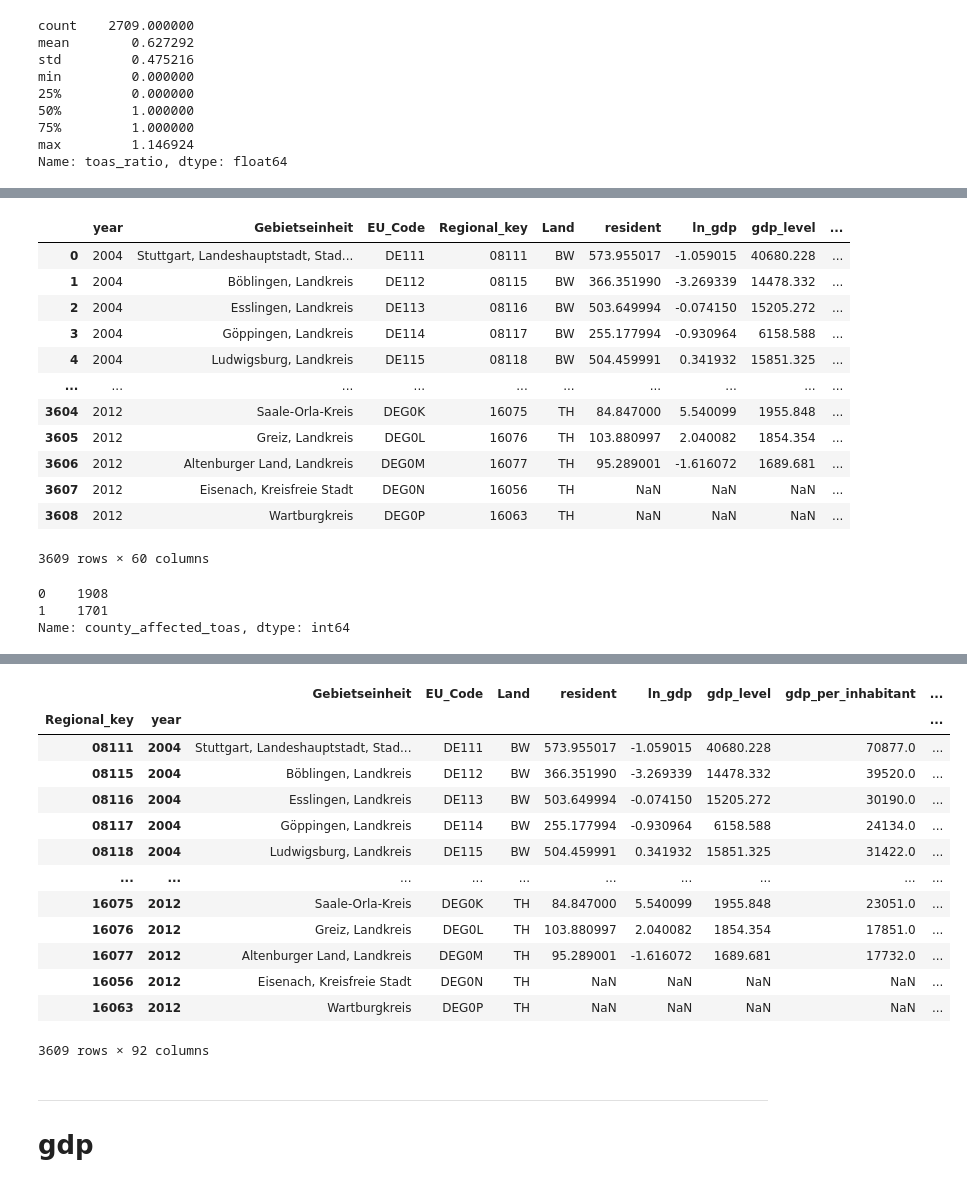
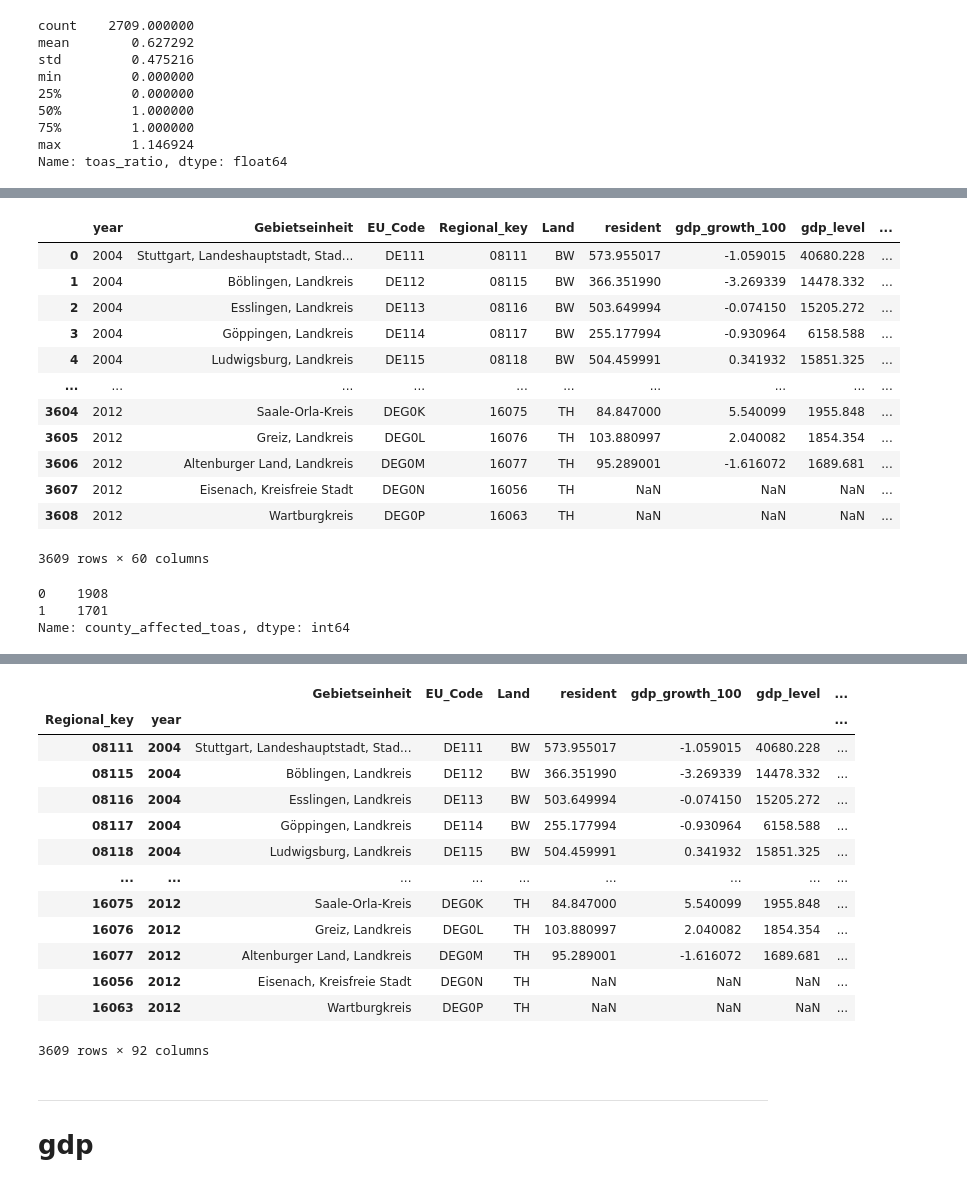
Before and after one commit to effieHAN/research_module, a Jupyter notebook: code/did_regression/220110_conti_did_regression_county.ipynb, the cells around one changed output, grey strips where cells are left out. Saved outputs shown, nothing was run; the diff lists cells and outputs as text; code cells hidden in the pictures.

```diff
--- a/code/did_regression/220110_conti_did_regression_county.ipynb
+++ b/code/did_regression/220110_conti_did_regression_county.ipynb
@@ -27,6 +27,7 @@ data=pd.read_stata(path+"county_clean/total_and_by_industry_data_county.dta")
 # data=pd.read_stata(path+"county_clean/total_and_by_industry_data_county.dta")
 data=data.drop(columns=['index'])
 
+data=data.rename(columns={"ln_gdp": "gdp_growth_100"})
 
 data
 # %% [output]
@@ -103,7 +104,7 @@ data["affected_after_toas_ratio"]=data.toas_ratio*data.year_post
 
 data
 # %% [output]
-|  | year | Gebietseinheit | EU_Code | Regional_key | Land | resident | ln_gdp | gdp_level | ... |
+|  | year | Gebietseinheit | EU_Code | Regional_key | Land | resident | gdp_growth_100 | gdp_level | ... |
 | 0 | 2004 | Stuttgart, Landeshauptstadt, Stad... | DE111 | 08111 | BW | 573.955017 | -1.059015 | 40680.228 | ... |
 | 1 | 2004 | Böblingen, Landkreis | DE112 | 08115 | BW | 366.351990 | -3.269339 | 14478.332 | ... |
 | 2 | 2004 | Esslingen, Landkreis | DE113 | 08116 | BW | 503.649994 | -0.074150 | 15205.272 | ... |
@@ -166,47 +167,48 @@ data["ln_emp"]=np.log(data["employee"]*1000)
 
 data["ln_emp_ser_fin"] = np.log(data.emp_ser_fin*1000)
 data["ln_emp_ser_trade"] = np.log(data.emp_ser_trade*1000)
 data["ln_emp_ser_public"] = np.log(data.emp_ser_public*1000)
 data["ln_emp_agr"]=np.log(data["emp_agr"]*1000)
 data["ln_emp_man"]=np.log(data["emp_man"]*1000)
 data["ln_emp_ser"]=np.log(data["emp_ser"]*1000)
 
 data["ln_vow"]=np.log(data["volume_of_work"]*1000000)
 
 data["ln_vow_ser_fin"] = np.log(data.vow_ser_fin*1000000)
 data["ln_vow_ser_trade"] = np.log(data.vow_ser_trade*1000000)
 data["ln_vow_ser_public"] = np.log(data.vow_ser_public*1000000)
 data["ln_vow_agr"]=np.log(data["vow_agr"]*1000000)
 data["ln_vow_man"]=np.log(data["vow_man"]*1000000)
 data["ln_vow_ser"]=np.log(data["vow_ser"]*1000000)
 
 data["ln_fixed_total"] = np.log(data.fixed_total*1000000)
 data["ln_fixed_ser_fin"] = np.log(data.fixed_ser_fin*1000000)
 data["ln_fixed_ser_fin"] = np.log(data.fixed_ser_fin*1000000)
 data["ln_fixed_ser_trade"] = np.log(data.fixed_ser_trade*1000000)
 data["ln_fixed_ser_public"] = np.log(data.fixed_ser_public*1000000)
 data["ln_fixed_agr"]=np.log(data["fixed_agr"]*1000000)
 data["ln_fixed_man"]=np.log(data["fixed_man"]*1000000)
 data["ln_fixed_ser"]=np.log(data["fixed_ser"]*1000000)
 
-data["gdp_growth"]=np.log(data["ln_gdp"]/100)
+data["gdp_growth"]=data["gdp_growth_100"]/100
+
 
 df_fe = data.set_index(['Regional_key','year'])
 df_fe
 # %% [output]
-|  |  | Gebietseinheit | EU_Code | Land | resident | ln_gdp | gdp_level | gdp_per_inhabitant | ... |
-| Regional_key | year |  |  |  |  |  |  |  | ... |
-| 08111 | 2004 | Stuttgart, Landeshauptstadt, Stad... | DE111 | BW | 573.955017 | -1.059015 | 40680.228 | 70877.0 | ... |
-| 08115 | 2004 | Böblingen, Landkreis | DE112 | BW | 366.351990 | -3.269339 | 14478.332 | 39520.0 | ... |
-| 08116 | 2004 | Esslingen, Landkreis | DE113 | BW | 503.649994 | -0.074150 | 15205.272 | 30190.0 | ... |
-| 08117 | 2004 | Göppingen, Landkreis | DE114 | BW | 255.177994 | -0.930964 | 6158.588 | 24134.0 | ... |
-| 08118 | 2004 | Ludwigsburg, Landkreis | DE115 | BW | 504.459991 | 0.341932 | 15851.325 | 31422.0 | ... |
-| ... | ... | ... | ... | ... | ... | ... | ... | ... | ... |
-| 16075 | 2012 | Saale-Orla-Kreis | DEG0K | TH | 84.847000 | 5.540099 | 1955.848 | 23051.0 | ... |
-| 16076 | 2012 | Greiz, Landkreis | DEG0L | TH | 103.880997 | 2.040082 | 1854.354 | 17851.0 | ... |
-| 16077 | 2012 | Altenburger Land, Landkreis | DEG0M | TH | 95.289001 | -1.616072 | 1689.681 | 17732.0 | ... |
-| 16056 | 2012 | Eisenach, Kreisfreie Stadt | DEG0N | TH | NaN | NaN | NaN | NaN | ... |
-| 16063 | 2012 | Wartburgkreis | DEG0P | TH | NaN | NaN | NaN | NaN | ... |
+|  |  | Gebietseinheit | EU_Code | Land | resident | gdp_growth_100 | gdp_level | ... |
+| Regional_key | year |  |  |  |  |  |  | ... |
+| 08111 | 2004 | Stuttgart, Landeshauptstadt, Stad... | DE111 | BW | 573.955017 | -1.059015 | 40680.228 | ... |
+| 08115 | 2004 | Böblingen, Landkreis | DE112 | BW | 366.351990 | -3.269339 | 14478.332 | ... |
+| 08116 | 2004 | Esslingen, Landkreis | DE113 | BW | 503.649994 | -0.074150 | 15205.272 | ... |
+| 08117 | 2004 | Göppingen, Landkreis | DE114 | BW | 255.177994 | -0.930964 | 6158.588 | ... |
+| 08118 | 2004 | Ludwigsburg, Landkreis | DE115 | BW | 504.459991 | 0.341932 | 15851.325 | ... |
+| ... | ... | ... | ... | ... | ... | ... | ... | ... |
+| 16075 | 2012 | Saale-Orla-Kreis | DEG0K | TH | 84.847000 | 5.540099 | 1955.848 | ... |
+| 16076 | 2012 | Greiz, Landkreis | DEG0L | TH | 103.880997 | 2.040082 | 1854.354 | ... |
+| 16077 | 2012 | Altenburger Land, Landkreis | DEG0M | TH | 95.289001 | -1.616072 | 1689.681 | ... |
+| 16056 | 2012 | Eisenach, Kreisfreie Stadt | DEG0N | TH | NaN | NaN | NaN | ... |
+| 16063 | 2012 | Wartburgkreis | DEG0P | TH | NaN | NaN | NaN | ... |
 3609 rows × 92 columns
 # %% [markdown]
 <a class="anchor" id="8. Difference in differences implementation"></a>
```
Also changed, not shown: parts of 2 cells of this notebook.
